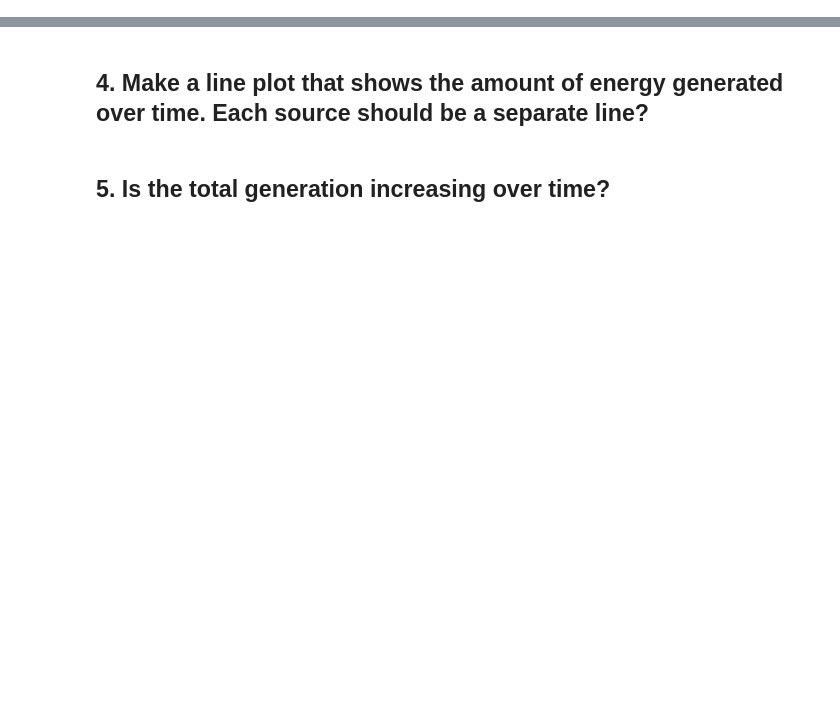
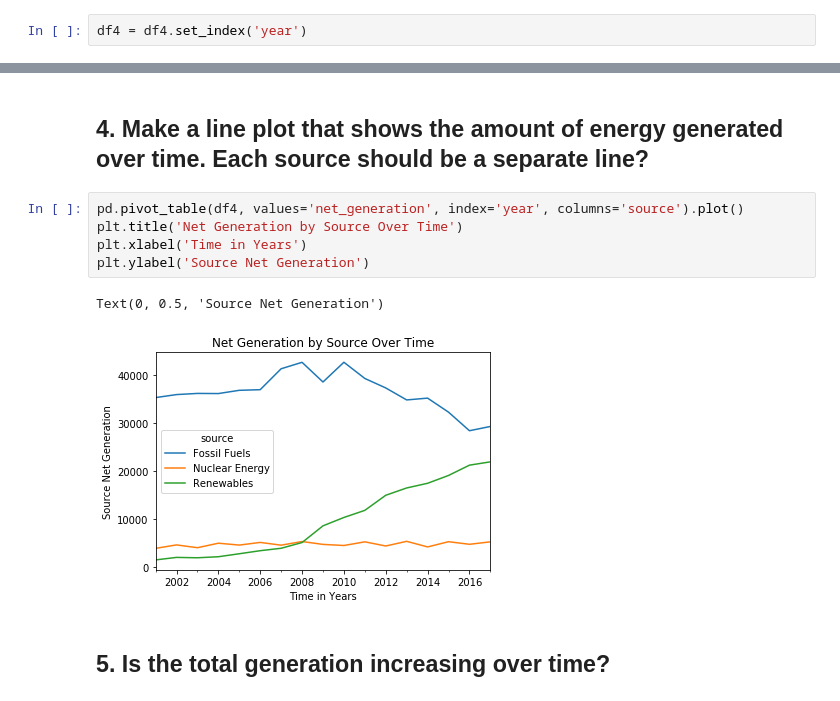
Before and after one commit to ThompsonBethany01/time-series-exercises, a Jupyter notebook: Working_With_Time_Series_Exercises.ipynb, the cells around one changed output, grey strips where cells are left out. Cells and saved outputs as stored; diff of their text form; blank space fills up the shorter version.

```diff
--- a/Working_With_Time_Series_Exercises.ipynb
+++ b/Working_With_Time_Series_Exercises.ipynb
@@ -460 +461,3 @@ df4.source.value_counts(), df4.source.value_counts()
  Name: source, dtype: int64)
+# %%
+df4 = df4.set_index('year')
@@ -467,4 +523,12 @@ df4.source.value_counts(), df4.source.value_counts()
 # %% [markdown]
 ## 4. Make a line plot that shows the amount of energy generated over time. Each source should be a separate line?
+# %%
+pd.pivot_table(df4, values='net_generation', index='year', columns='source').plot()
+plt.title('Net Generation by Source Over Time')
+plt.xlabel('Time in Years')
+plt.ylabel('Source Net Generation')
+# %% [output]
+Text(0, 0.5, 'Source Net Generation')
+[figure, added]
 # %% [markdown]
 ## 5. Is the total generation increasing over time?
```
Also changed, not shown: parts of 15 cells of this notebook.
